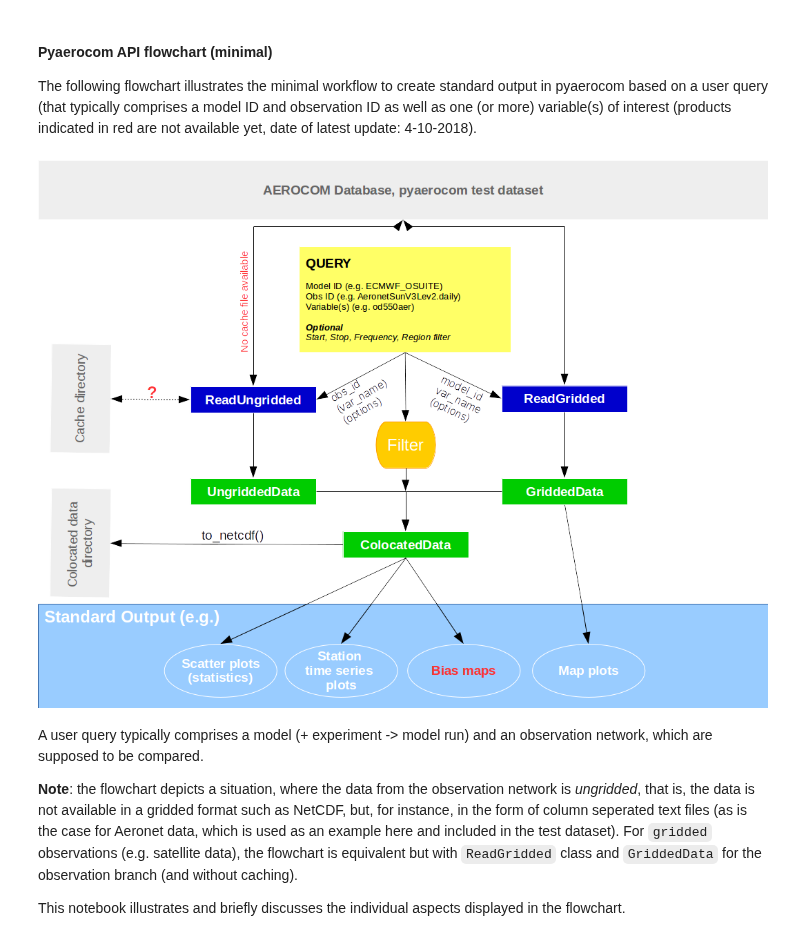
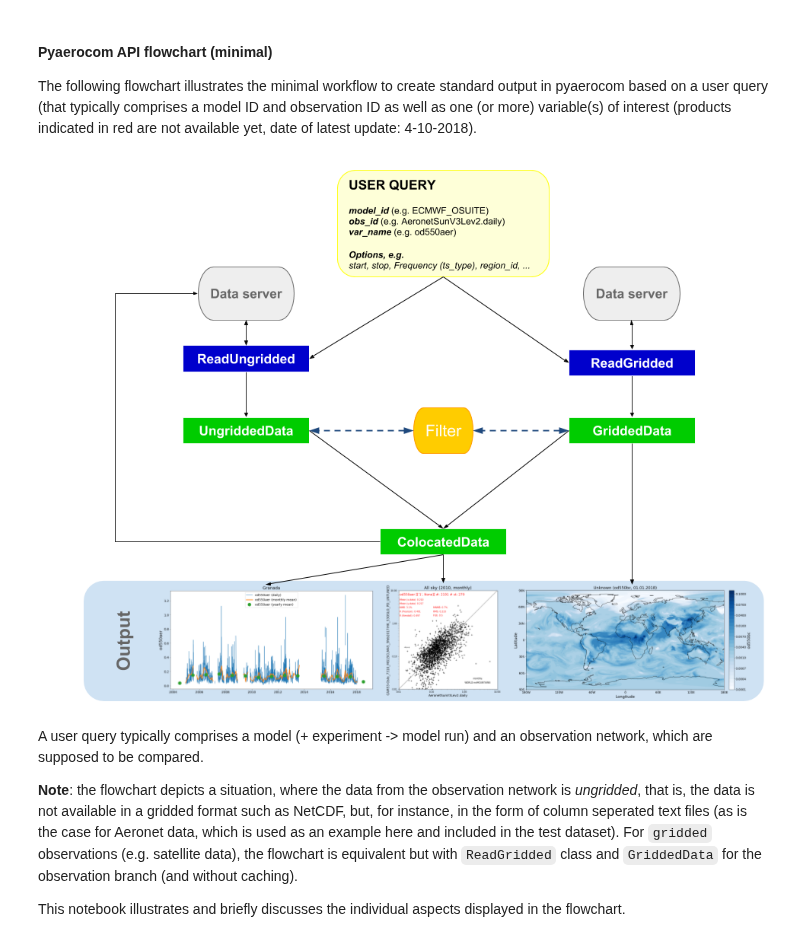
Before and after one commit to metno/pyaerocom, a Jupyter notebook: notebooks/tut00_get_started.ipynb, the cells around one changed output. Drawn from its saved outputs; the diff is of its cells as text; code cells hidden in the pictures.

```diff
--- a/notebooks/tut00_get_started.ipynb
+++ b/notebooks/tut00_get_started.ipynb
@@ -29,10 +29,10 @@ It ends with a colocation of CAM53-Oslo model AODs both all-sky and clear-sky wi
 The following flowchart illustrates the minimal workflow to create standard output in pyaerocom based on a user query (that typically comprises a model ID and observation ID as well as one (or more) variable(s) of interest (products indicated in red are not available yet, date of latest update: 4-10-2018).
 # %%
 from IPython.display import Image
-flowchart = Image(filename=('../suppl/api_minimal_v0.png'))
+flowchart = Image(filename=('../suppl/pyaerocom_basic_flowchart.png'))
 flowchart
 # %% [output]
-[figure, old version]
+[figure, new version]
 # %% [markdown]
 A user query typically comprises a model (+ experiment -> model run) and an observation network, which are supposed to be compared.
 
```
Also changed, not shown: parts of 2 cells of this notebook, 11 other files.
